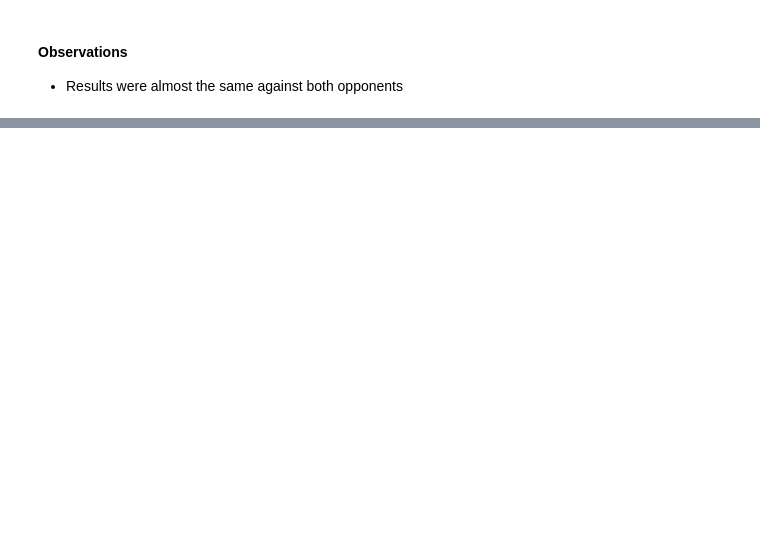
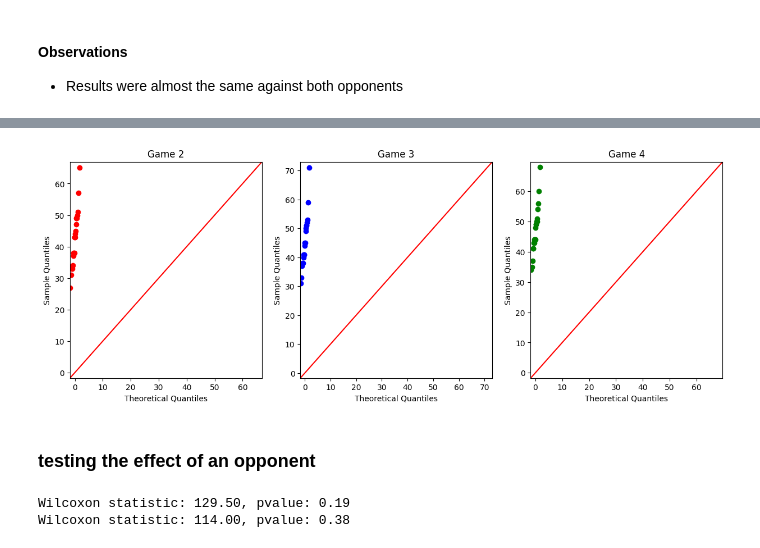
Before and after one commit to anirudhkaushik2003/BRED-Game, a Jupyter notebook: data_analysis.ipynb, the cells around one changed output, grey strips where cells are left out. Saved outputs shown, nothing was run; the diff lists cells and outputs as text; code cells hidden in the pictures; blank space fills up the shorter version.

```diff
--- a/data_analysis.ipynb
+++ b/data_analysis.ipynb
@@ -344,0 +414,19 @@ Mean score against better opponent: 22.31
+# %%
+# using only final scores from each game
+game1_finals = []
+game2_finals = []
+game3_finals = []
+game4_finals = []
+
+documents = collection.find()
+for document in documents:
+    game1_finals.append(document['game1'][-1])
+    game2_finals.append(document['game2'][-1])
+    game3_finals.append(document['game3'][-1])
+    game4_finals.append(document['game4'][-1])
+
+
+game1_finals = np.array(game1_finals)
+game2_finals = np.array(game2_finals)
+game3_finals = np.array(game3_finals)
+game4_finals = np.array(game4_finals)
@@ -344,0 +457,35 @@ Mean score against better opponent: 22.31
+# %%
+fig, axes = plt.subplots(1, 3, figsize=(15, 5))
+
+# QQ plot for Game 2
+sm.qqplot(np.array(game2_finals), markerfacecolor='r', markeredgecolor='r', line='45', ax=axes[0])
+axes[0].set_title("Game 2")
+
+# QQ plot for Game 3
+sm.qqplot(np.array(game3_finals), markerfacecolor='b', markeredgecolor='b', line='45', ax=axes[1])
+axes[1].set_title("Game 3")
+
+# QQ plot for Game 4
+sm.qqplot(np.array(game4_finals), markerfacecolor='g', markeredgecolor='g', line='45', ax=axes[2])
+axes[2].set_title("Game 4")
+
+plt.show()
+# %% [output]
+[figure, added]
+# %% [markdown]
+### testing the effect of an opponent
+# %%
+control_opponent = game1_finals
+experiment_opponent = (game2_finals + game3_finals + game4_finals)/3
+
+statistic, pvalue = stats.wilcoxon(experiment_opponent,control_opponent, alternative="greater")  # one-sided test
+print(f"Wilcoxon statistic: {statistic:.2f}, pvalue: {pvalue:.2f}")
+
+control_opponent = game1_means
+experiment_opponent = comparible
+
+statistic, pvalue = stats.wilcoxon(experiment_opponent,control_opponent, alternative="greater")  # one-sided test
+print(f"Wilcoxon statistic: {statistic:.2f}, pvalue: {pvalue:.2f}")
+# %% [output]
+Wilcoxon statistic: 129.50, pvalue: 0.19
+Wilcoxon statistic: 114.00, pvalue: 0.38
```
Also changed, not shown: parts of 28 cells of this notebook, 15 other files.
